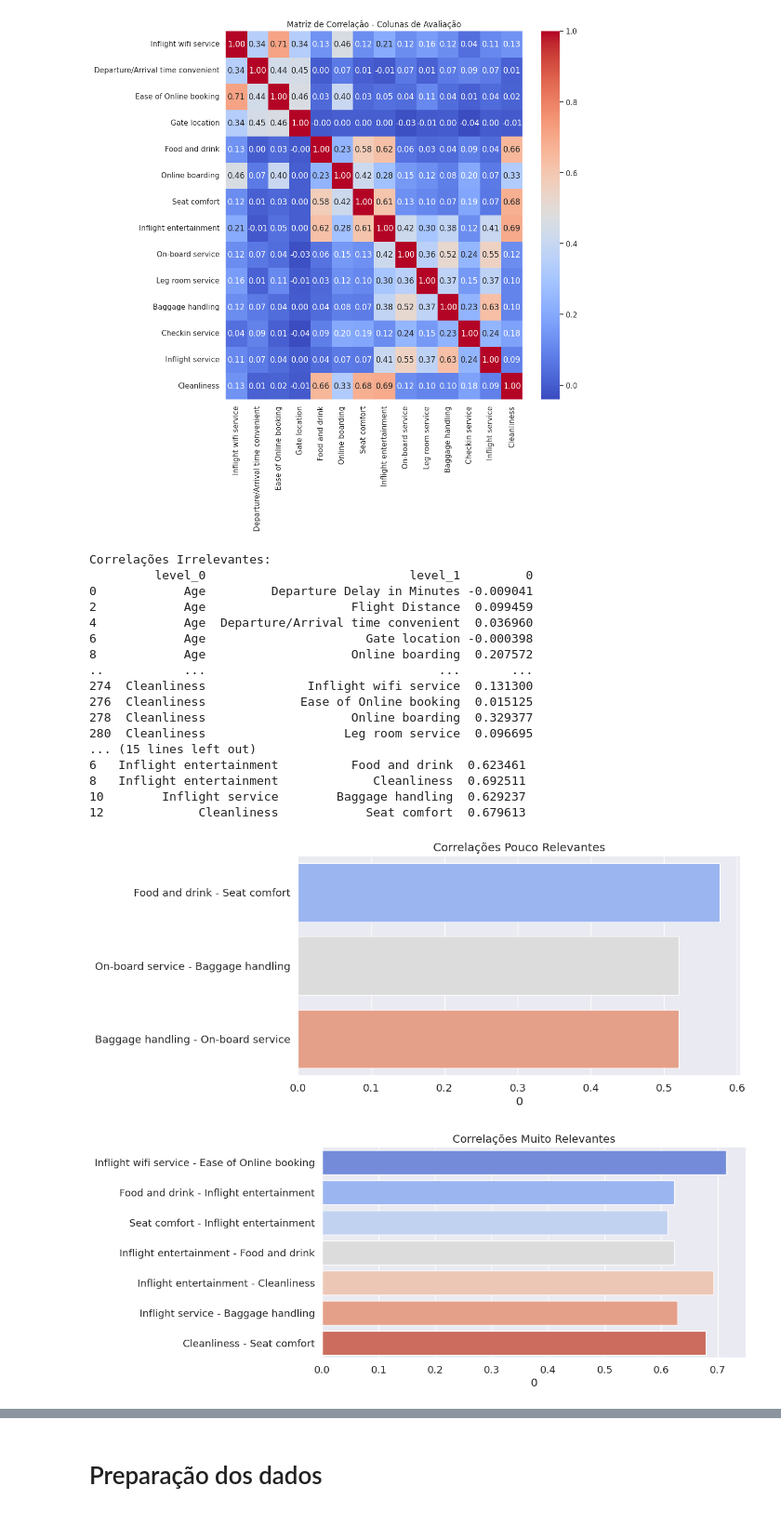
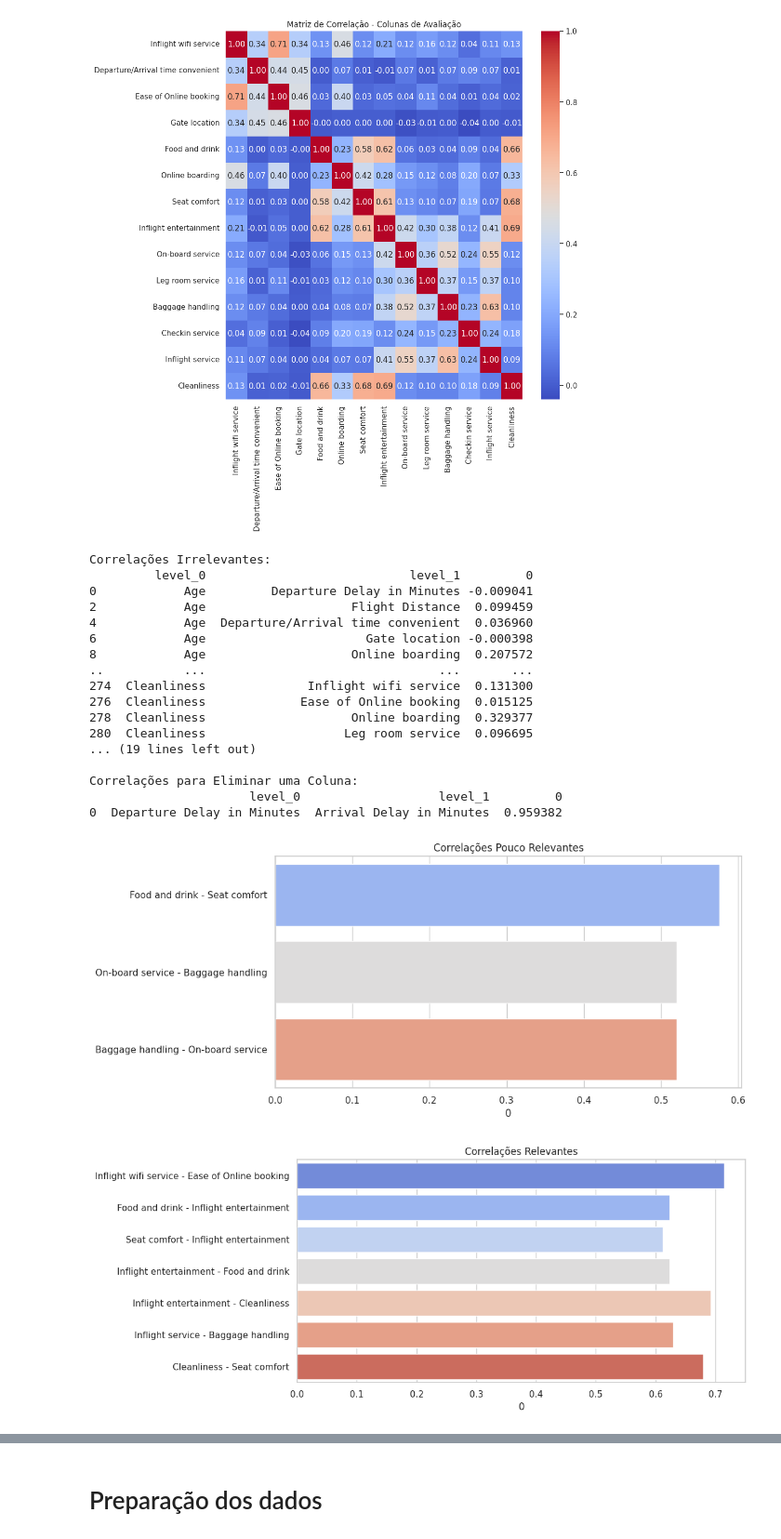
Before and after one commit to Elysiario/Python_Data_Mining, a Jupyter notebook: Projeto_Big_data.ipynb, the cells around one changed output, grey strips where cells are left out. Shown at 93% size. Cells and saved outputs as stored; diff of their text form; code cells hidden in the pictures.

```diff
--- a/Projeto_Big_data.ipynb
+++ b/Projeto_Big_data.ipynb
@@ -382,9 +345,10 @@ plt.show()
 # %% [output]
 [figure]
 # %%
-import numpy as np # Biblioteca usada para criar e manipular arrays
-
-from pyspark.ml.feature import VectorAssembler # Usado para criar um vetor que contém as colunas numéricas e de avaliação selecionadas do DataFrame do Spark (df).
+from pyspark.ml.feature import VectorAssembler
+import pandas as pd
+import seaborn as sns
+import matplotlib.pyplot as plt
 
 # Selecionar colunas numéricas e de avaliação
 colunas_numericas = [
@@ -403,65 +367,69 @@ df_selecionado = df.select(colunas_numericas + colunas_avaliacao)
 vector_assembler = VectorAssembler(inputCols=colunas_numericas + colunas_avaliacao, outputCol="features")
 df_assembled = vector_assembler.transform(df_selecionado).select("features")
 
-# Coletar os dados e converter para um array numpy
-data_array = np.array(df_assembled.rdd.map(lambda row: row.features.toArray()).collect())
+# Coletar os dados e converter para um DataFrame Pandas
+data_array = df_assembled.select("features").rdd.map(lambda row: row.features.toArray()).collect()
+df_correlacao = pd.DataFrame(data_array, columns=colunas_numericas + colunas_avaliacao)
 
-# Calcular a matriz de correlação com numpy
-matriz_correlacao = np.corrcoef(data_array, rowvar=False)
-
-# Criar um DataFrame Pandas para facilitar a análise
-df_correlacao = pd.DataFrame(matriz_correlacao, columns=colunas_numericas + colunas_avaliacao, index=colunas_numericas + colunas_avaliacao)
+# Calcular a matriz de correlação com pandas
+matriz_correlacao = df_correlacao.corr()
 
 # Dividir as correlações em grupos
-irrelevante = df_correlacao[(df_correlacao <= 0.5) & (df_correlacao >= -1)].stack().reset_index()
-pouco_relevante = df_correlacao[(df_correlacao > 0.5) & (df_correlacao <= 0.6)].stack().reset_index()
-muito_relevante = df_correlacao[(df_correlacao > 0.6) & (df_correlacao < 0.9)].stack().reset_index()
+irrelevante = matriz_correlacao[(matriz_correlacao <= 0.5) & (matriz_correlacao >= -1)].stack().reset_index()
+pouco_relevante = matriz_correlacao[(matriz_correlacao > 0.5) & (matriz_correlacao <= 0.6)].stack().reset_index()
+relevante = matriz_correlacao[(matriz_correlacao > 0.6) & (matriz_correlacao < 0.9)].stack().reset_index()
+eliminar_uma_coluna = matriz_correlacao[(matriz_correlacao >= 0.9) & (matriz_correlacao < 1.0)].stack().reset_index()
 
 # Selecionar apenas as linhas pares
 irrelevante_pares = irrelevante[irrelevante.index % 2 == 0]
+pouco_relevante_pares = pouco_relevante[pouco_relevante.index % 2 == 0]
+relevante_pares = relevante[relevante.index % 2 == 0]
+eliminar_uma_coluna_pares = eliminar_uma_coluna[eliminar_uma_coluna.index % 2 == 0]
 
 # Exibir as correlações irrelevantes
 print("Correlações Irrelevantes:")
 print(irrelevante_pares)
 
-# Selecionar apenas as linhas pares
-pouco_relevante_pares = pouco_relevante[pouco_relevante.index % 2 == 0]
-muito_relevante_pares = muito_relevante[muito_relevante.index % 2 == 0]
-
 # Exibir as correlações pouco relevantes
 print("\nCorrelações Pouco Relevantes:")
 print(pouco_relevante_pares)
 
-# Exibir as correlações muito relevantes
-print("\nCorrelações Muito Relevantes:")
-print(muito_relevante_pares)
+# Exibir as correlações relevantes
+print("\nCorrelações Relevantes:")
+print(relevante_pares)
 
-# Criar gráficos de barras para representar as correlações pouco relevantes e muito relevantes
+# Exibir as correlações para eliminar uma coluna
+print("\nCorrelações para Eliminar uma Coluna:")
+print(eliminar_uma_coluna_pares)
+
+# Criar gráficos de barras para representar as correlações pouco relevantes, relevantes e para eliminar uma coluna
 def plot_correlacoes(correlacoes, titulo):
     plt.figure(figsize=(10, 5))
     sns.barplot(x=correlacoes[0], y=correlacoes['level_0'] + ' - ' + correlacoes['level_1'], palette='coolwarm')
     plt.title(titulo)
     plt.show()
 
+# Plotar os gráficos
 plot_correlacoes(pouco_relevante_pares, "Correlações Pouco Relevantes")
-plot_correlacoes(muito_relevante_pares, "Correlações Muito Relevantes")
+plot_correlacoes(relevante_pares, "Correlações Relevantes")
+plot_correlacoes(eliminar_uma_coluna_pares, "Correlações para Eliminar uma Coluna")
 # %% [output]
 Correlações Irrelevantes:
          level_0                            level_1         0
 0            Age         Departure Delay in Minutes -0.009041
 2            Age                    Flight Distance  0.099459
 4            Age  Departure/Arrival time convenient  0.036960
 6            Age                      Gate location -0.000398
 8            Age                    Online boarding  0.207572
 ..           ...                                ...       ...
 274  Cleanliness              Inflight wifi service  0.131300
 276  Cleanliness             Ease of Online booking  0.015125
 278  Cleanliness                    Online boarding  0.329377
 280  Cleanliness                   Leg room service  0.096695
-... (15 lines left out)
-6   Inflight entertainment          Food and drink  0.623461
-8   Inflight entertainment             Cleanliness  0.692511
-10        Inflight service        Baggage handling  0.629237
-12             Cleanliness            Seat comfort  0.679613
+... (19 lines left out)
+
+Correlações para Eliminar uma Coluna:
+                      level_0                   level_1         0
+0  Departure Delay in Minutes  Arrival Delay in Minutes  0.959382
-[figure, old version]
+[figure, new version]
-[figure, old version]
+[figure, new version]
```
Also changed, not shown: parts of 15 cells of this notebook.
